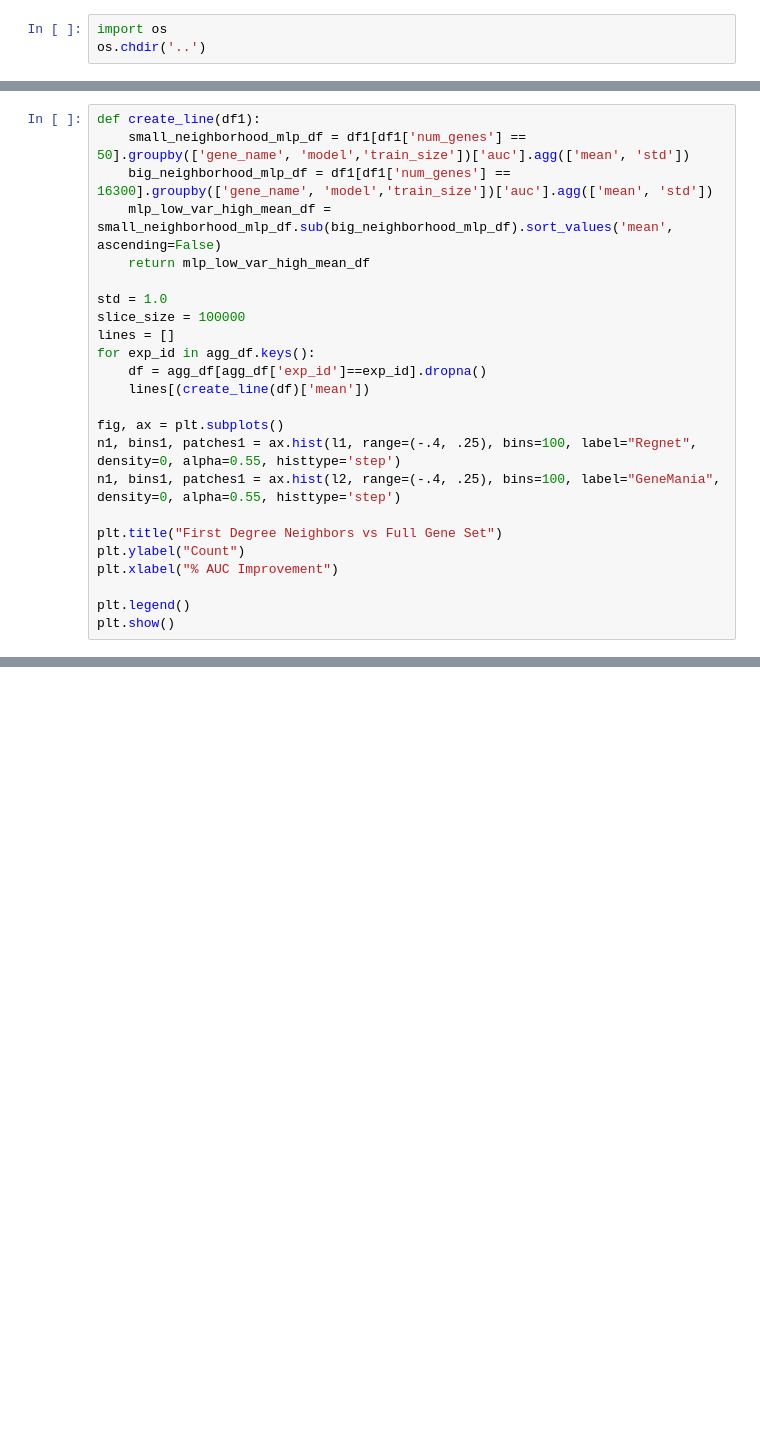
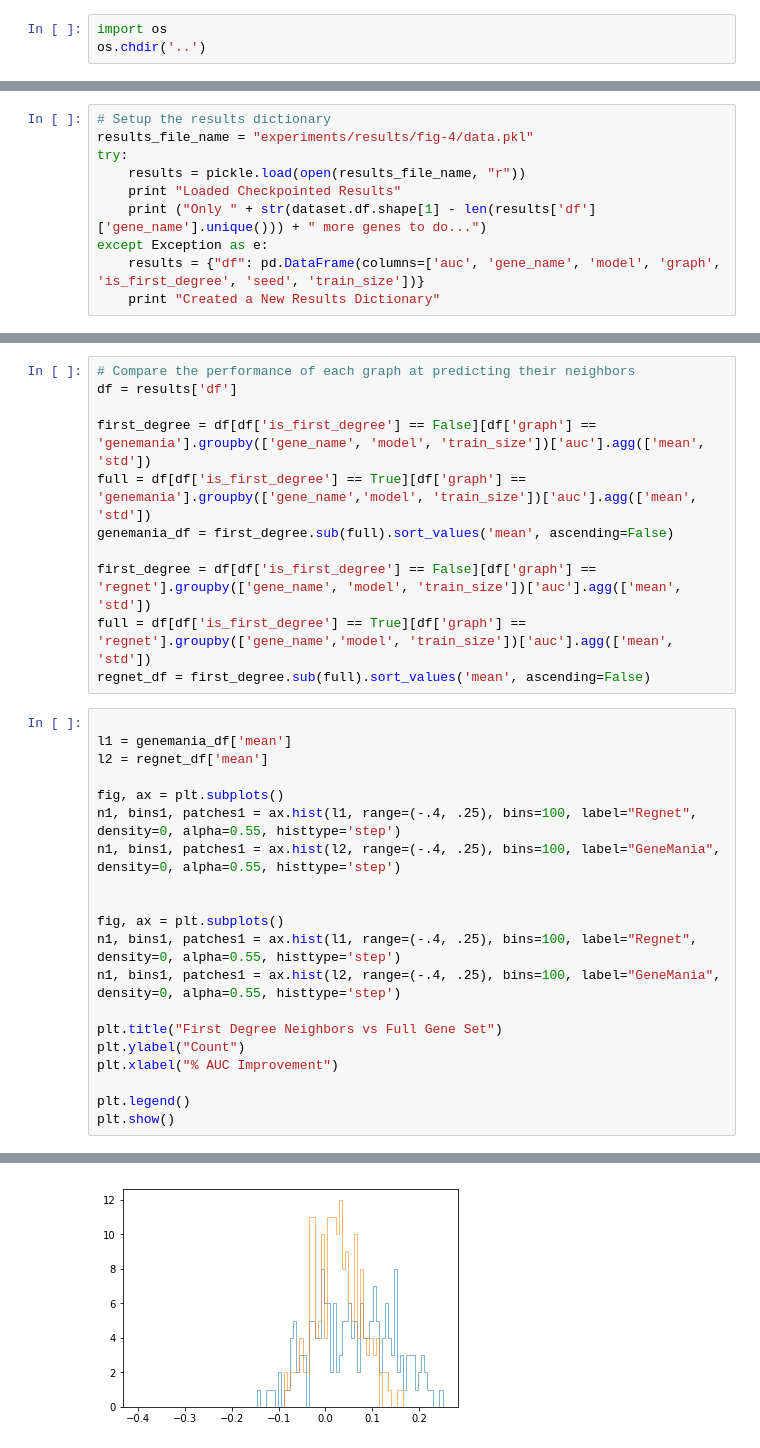
Before and after one commit to mila-iqia/gene-graph-conv, a Jupyter notebook: new_conv_graph/notebooks/fig4_train_models.ipynb, the cells around one changed output, grey strips where cells are left out. Cells and saved outputs as stored; diff of their text form; blank space fills up the shorter version.

```diff
--- a/new_conv_graph/notebooks/fig4_train_models.ipynb
+++ b/new_conv_graph/notebooks/fig4_train_models.ipynb
@@ -181,0 +52,10 @@ for key, df in dfs.items():
+# %%
+# Setup the results dictionary
+results_file_name = "experiments/results/fig-4/data.pkl"
+try:
+    results = pickle.load(open(results_file_name, "r"))
+    print "Loaded Checkpointed Results"
+    print ("Only " + str(dataset.df.shape[1] - len(results['df']['gene_name'].unique())) + " more genes to do...")
+except Exception as e:
+    results = {"df": pd.DataFrame(columns=['auc', 'gene_name', 'model', 'graph', 'is_first_degree', 'seed', 'train_size'])}
+    print "Created a New Results Dictionary"
@@ -182,16 +187,23 @@ for key, df in dfs.items():
+# %%
+# Compare the performance of each graph at predicting their neighbors
+df = results['df']
+
+first_degree = df[df['is_first_degree'] == False][df['graph'] == 'genemania'].groupby(['gene_name', 'model', 'train_size'])['auc'].agg(['mean', 'std'])
+full = df[df['is_first_degree'] == True][df['graph'] == 'genemania'].groupby(['gene_name','model', 'train_size'])['auc'].agg(['mean', 'std'])
+genemania_df = first_degree.sub(full).sort_values('mean', ascending=False)
+
+first_degree = df[df['is_first_degree'] == False][df['graph'] == 'regnet'].groupby(['gene_name', 'model', 'train_size'])['auc'].agg(['mean', 'std'])
+full = df[df['is_first_degree'] == True][df['graph'] == 'regnet'].groupby(['gene_name','model', 'train_size'])['auc'].agg(['mean', 'std'])
+regnet_df = first_degree.sub(full).sort_values('mean', ascending=False)
 # %%
-def create_line(df1):
-    small_neighborhood_mlp_df = df1[df1['num_genes'] == 50].groupby(['gene_name', 'model','train_size'])['auc'].agg(['mean', 'std'])
-    big_neighborhood_mlp_df = df1[df1['num_genes'] == 16300].groupby(['gene_name', 'model','train_size'])['auc'].agg(['mean', 'std'])
-    mlp_low_var_high_mean_df = small_neighborhood_mlp_df.sub(big_neighborhood_mlp_df).sort_values('mean', ascending=False)
-    return mlp_low_var_high_mean_df
 
-std = 1.0
-slice_size = 100000
-lines = []
-for exp_id in agg_df.keys():
-    df = agg_df[agg_df['exp_id']==exp_id].dropna()
-    lines[(create_line(df)['mean'])
+l1 = genemania_df['mean']
+l2 = regnet_df['mean']
+
+fig, ax = plt.subplots()
+n1, bins1, patches1 = ax.hist(l1, range=(-.4, .25), bins=100, label="Regnet", density=0, alpha=0.55, histtype='step')
+n1, bins1, patches1 = ax.hist(l2, range=(-.4, .25), bins=100, label="GeneMania", density=0, alpha=0.55, histtype='step')
+
 
 fig, ax = plt.subplots()
 n1, bins1, patches1 = ax.hist(l1, range=(-.4, .25), bins=100, label="Regnet", density=0, alpha=0.55, histtype='step')
@@ -207,0 +219 @@ SyntaxError: invalid syntax (<ipython-input-8-d2a0ebfac5bc>, line 14)
+[figure, added]
```
Also changed, not shown: parts of 11 cells of this notebook, 6 other files.
